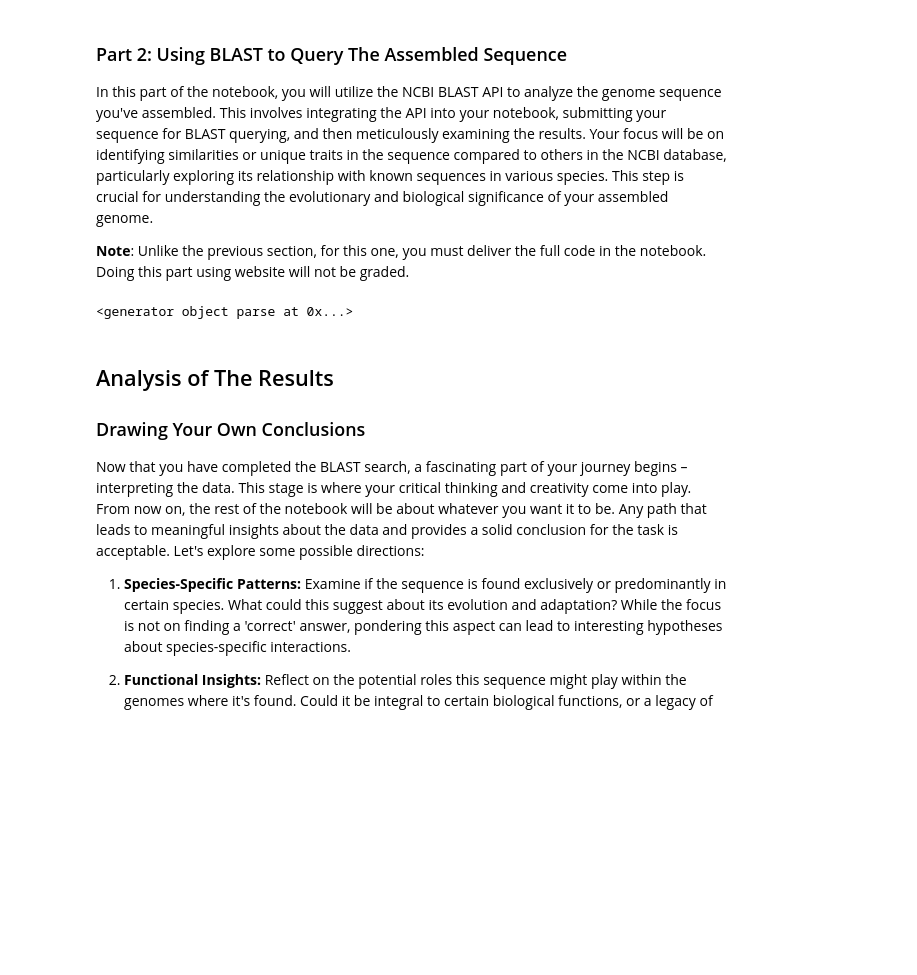
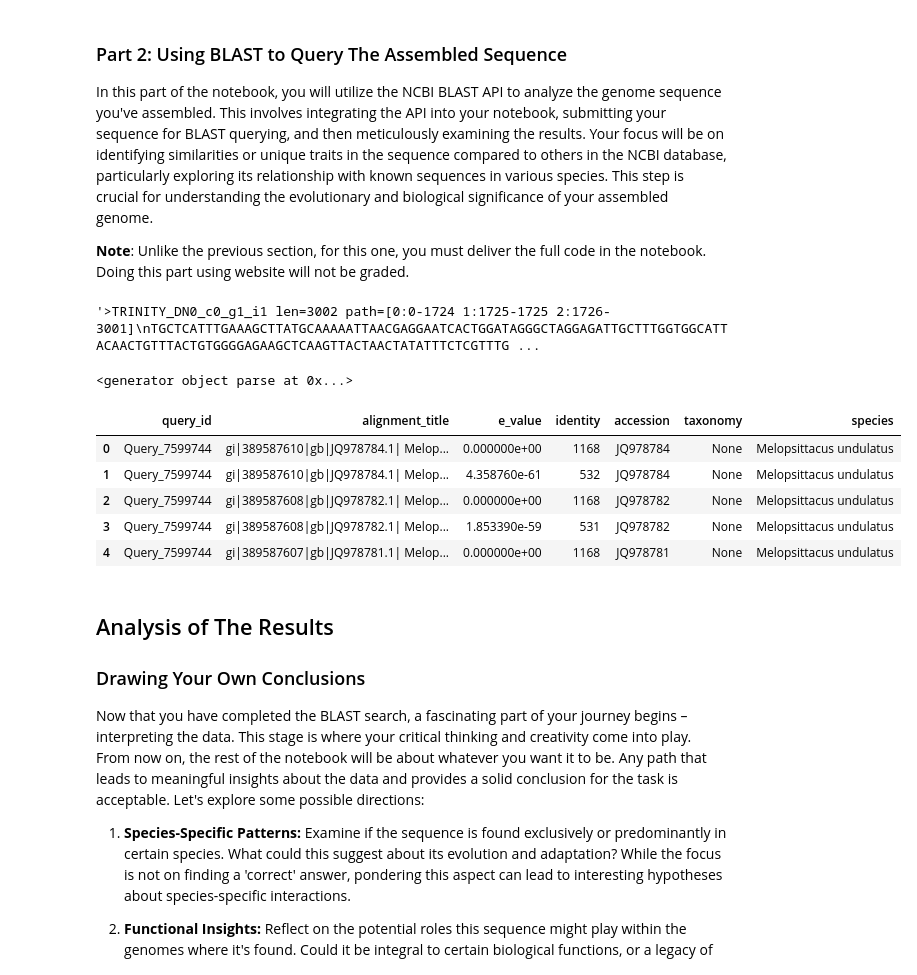
Before and after one commit to taranehkhosrojerdi/Intro-to-Bioinformatics-course-project, a Jupyter notebook: Find-The-Imposter/FindTheImposter.ipynb, the cells around one changed output. Cells and saved outputs as stored; diff of their text form; code cells hidden in the pictures; blank space fills up the shorter version.

Commit message:
completed BLAST query

```diff
--- a/Find-The-Imposter/FindTheImposter.ipynb
+++ b/Find-The-Imposter/FindTheImposter.ipynb
@@ -186,23 +186,23 @@ from Bio.Blast import NCBIXML
 from collections import defaultdict
 # %%
 # Load the assembled genome
-with open('./outputs/assembled_genome.fasta', 'r') as file:
+with open('/content/drive/MyDrive/Galaxy2-[Trinity_on_data_1__Assembled_Transcripts].fasta', 'r') as file:
     assembled_genome = file.read()
 
 assembled_genome
+# %% [output]
+'>TRINITY_DN0_c0_g1_i1 len=3002 path=[0:0-1724 1:1725-1725 2:1726-3001]\nTGCTCATTTGAAAGCTTATGCAAAAATTAACGAGGAATCACTGGATAGGGCTAGGAGATTGCTTTGGTGGCATTACAACTGTTTACTGTGGGGAGAAGCTCAAGTTACTAACTATATTTCTCGTTTG ...
 # %%
 from Bio.Blast import NCBIWWW
 
 # Perform the BLAST query, filtering for eukaryotes
 
-### TODO ###
-result_handle = NCBIWWW.qblast(program=None,
-                               database=None,
-                               sequence=None,
-                               entrez_query=None, # Only filter Eucaryotes. Hint: You can do this by giving their taxonomy id.
+result_handle = NCBIWWW.qblast(program='blastn',
+                               database='nt',
+                               sequence=assembled_genome,
+                               entrez_query='txid2759[ORGN]', # Only filter Eucaryotes. Hint: You can do this by giving their taxonomy id.
                                hitlist_size=100,
                                word_size=16)
-### TODO ###
 # %%
 from Bio.Blast import NCBIXML
 
@@ -216,7 +216,7 @@ import pandas as pd
 from Bio import Entrez
 
 # Set your email here for Entrez
-Entrez.email = "your.email@example.com"
+Entrez.email = "khosrojerditarane@gmail.com"
 
 def fetch_taxonomy_info(accession):
     """
@@ -225,45 +225,55 @@ def fetch_taxonomy_info(accession):
     handle = Entrez.efetch(db="nucleotide", id=accession, retmode="xml")
     records = Entrez.read(handle)
 
-    ### TODO ###
-
     taxonomy = None
     species = None
 
     ### TODO ###
+    if "GBSeq_taxonomy" in records[0]["GBSeq_feature-table"][0]["GBFeature_quals"]:
+        taxonomy = records[0]["GBSeq_feature-table"][0]["GBFeature_quals"]["GBQualifier_value"]
+
+    if "GBSeq_organism" in records[0]:
+        species = records[0]["GBSeq_organism"]
 
     return taxonomy, species
 
 
 def parse_blast_results():
     """
     Parse BLAST results and extract relevant information including taxonomy.
     """
     blast_results = []
 
     for record in blast_records:
         for alignment in record.alignments:
             accession = alignment.accession
             taxonomy, species = fetch_taxonomy_info(accession)
             for hsp in alignment.hsps:
                 # These fields are required in your submission
                 blast_results.append({
                     'query_id': record.query_id,
                     'alignment_title': alignment.title,
                     'e_value': hsp.expect,
                     'identity': hsp.identities,
                     'accession': accession,
                     'taxonomy': taxonomy,
                     'species': species
                 })
     return blast_results
 
 
 blast_results = parse_blast_results()
 df = pd.DataFrame(blast_results)
-df.to_csv('./outputs/blast_results_with_taxonomy.csv', index=False)
+df.to_csv('/content/drive/MyDrive/blast_results_with_taxonomy.csv', index=False)
 
 df.head()
+# %% [output]
+|  | query_id | alignment_title | e_value | identity | accession | taxonomy | species |
+| 0 | Query_7599744 | gi|389587610|gb|JQ978784.1| Melop... | 0.000000e+00 | 1168 | JQ978784 | None | Melopsittacus undulatus |
+| 1 | Query_7599744 | gi|389587610|gb|JQ978784.1| Melop... | 4.358760e-61 | 532 | JQ978784 | None | Melopsittacus undulatus |
+| 2 | Query_7599744 | gi|389587608|gb|JQ978782.1| Melop... | 0.000000e+00 | 1168 | JQ978782 | None | Melopsittacus undulatus |
+| 3 | Query_7599744 | gi|389587608|gb|JQ978782.1| Melop... | 1.853390e-59 | 531 | JQ978782 | None | Melopsittacus undulatus |
+| 4 | Query_7599744 | gi|389587607|gb|JQ978781.1| Melop... | 0.000000e+00 | 1168 | JQ978781 | None | Melopsittacus undulatus |
 # %% [markdown]
 ## Analysis of The Results
 
```
